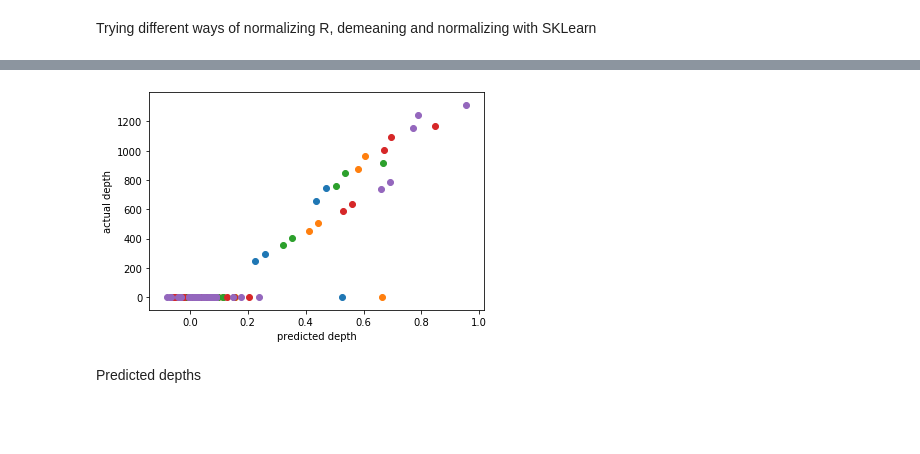
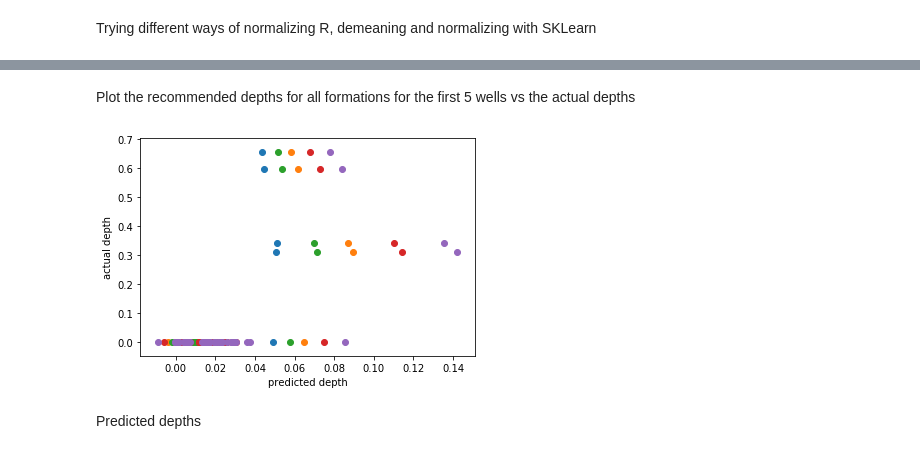
Before and after one commit to SsanyaS14/recommender-system, a Jupyter notebook: shellForModel.ipynb, the cells around one changed output, grey strips where cells are left out. Drawn from its saved outputs; the diff is of its cells as text; code cells hidden in the pictures; blank space fills up the shorter version.

Commit message:
model before attempting holdout
found optimal n_factors using the aggregate error list that Pisel proposed and normalized actual values for comparison to our normalized predicted values

```diff
--- a/shellForModel.ipynb
+++ b/shellForModel.ipynb
@@ -57,6 +57,6 @@ Trying different ways of normalizing R, demeaning and normalizing with SKLearn
 # %%
 R = D_df.values
 well_depth_mean = np.mean(R, axis = 1)
-R_normalize = normalize(R, norm = "max")
+R_normalize = normalize(R, norm = "l2")
 R_demeaned = R - well_depth_mean.reshape(-1, 1)
 # %% [markdown]
@@ -129,7 +132,7 @@ def runALS(A, R, n_factors, n_iterations, lambda_):
     # plt.savefig('Python MSE Graph.pdf', format='pdf')
     # plt.show()
 # %%
-U, Vt = runALS(R_normalize, A, 10, 10, 0.1)
+U, Vt, MAE_list = runALS(R_normalize, A, 20, 20, 0.1)
 # %% [output]
 Initiating
 Starting Iterations
@@ -150,0 +156,7 @@ Error after solving for Item Matrix: 0.00016607946613856443
+# %%
+MAE_max = []
+#get a list of the max errors from each value of n_factor
+for i in MAE_list:
+    MAE_max.append(max(i))
+#The index of the minimum max error is the optimal n_factor value
+print(MAE_max.index(min(MAE_max)))
@@ -164,12 +178,16 @@ recsys_df.head()
 5 rows × 1031 columns
+# %% [markdown]
+Plot the recommended depths for all formations for the first 5 wells vs the actual depths
 # %%
+#TODO Ask if this normalization is correct or not
+D_df_normalized = normalize((D_df.iloc[0:, 1].values).reshape(1, -1), norm='l2')
 for i in range(5):
-    plt.scatter(recsys_df.iloc[0:, i].values, D_df.iloc[0:, i].values) #plot predicted vs actual
+    plt.scatter(recsys_df.iloc[0:, i].values, D_df_normalized) #plot predicted vs actual
     plt.xlabel('predicted depth')
     plt.ylabel('actual depth')
     plt.plot(np.arange(0,recsys_df.iloc[0:,i].max()))
 # %% [output]
-[figure, old version]
+[figure, new version]
 # %% [markdown]
 Predicted depths
 # %%
```
Also changed, not shown: parts of 14 cells of this notebook, 1 other file.
